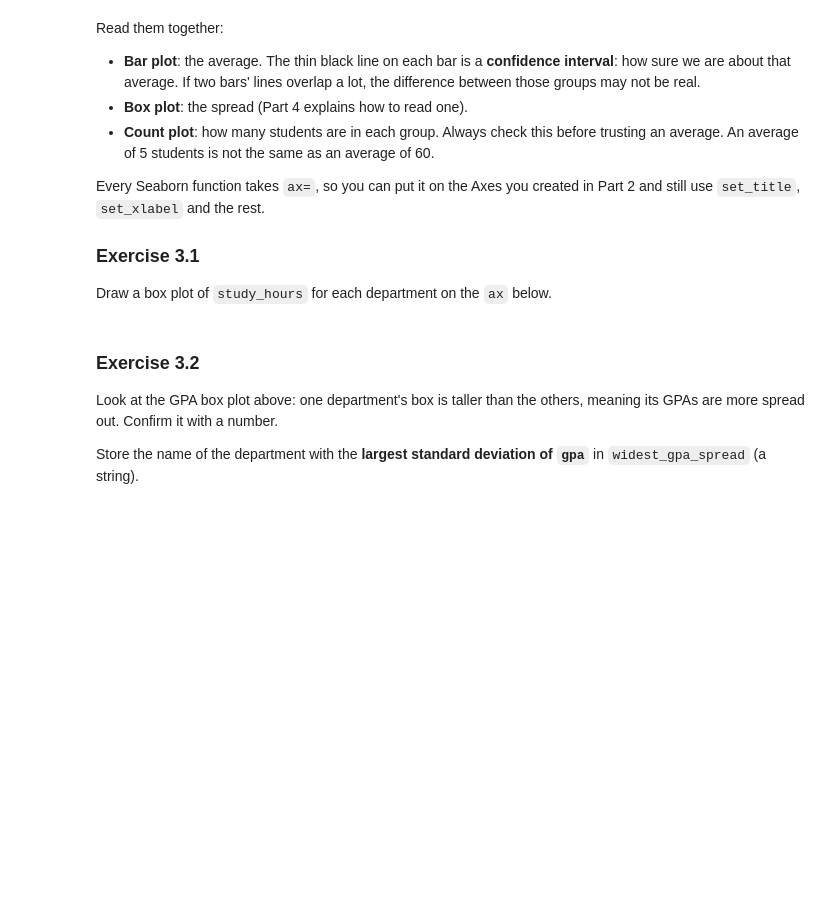
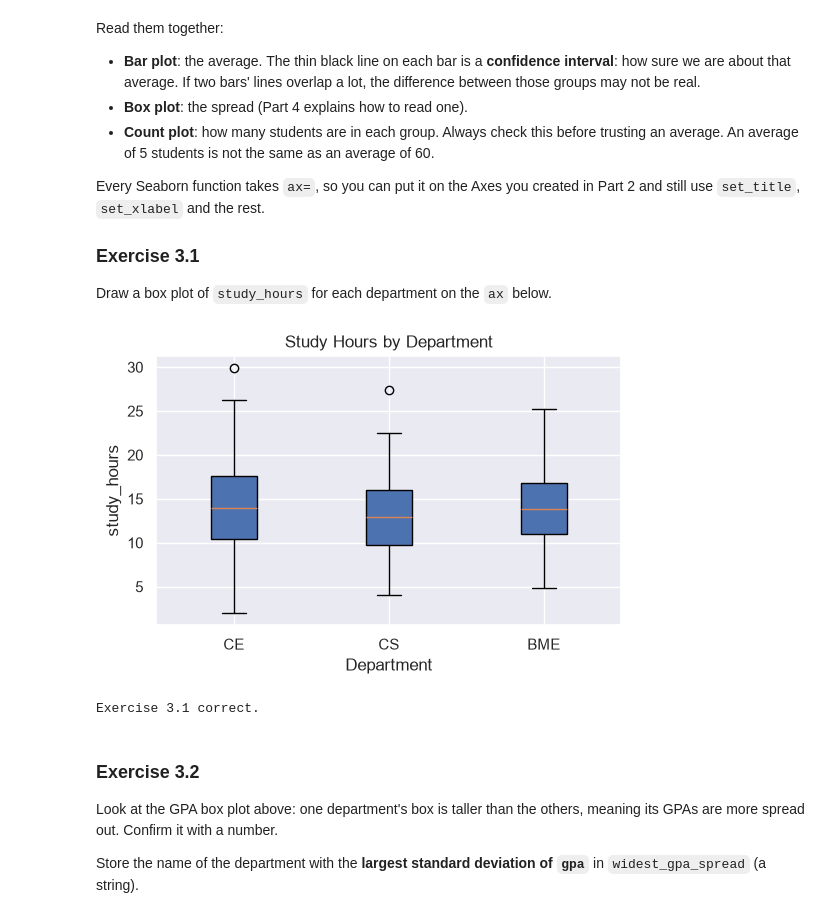
Before and after one commit to FajrAlsmail/arti303, a Jupyter notebook: lab06.ipynb, the cells around one changed output. Drawn from its saved outputs; the diff is of its cells as text; code cells hidden in the pictures; blank space fills up the shorter version.

```diff
--- a/lab06.ipynb
+++ b/lab06.ipynb
@@ -354,12 +410,33 @@ Draw a box plot of `study_hours` for each department on the `ax` below.
 # %%
 fig, ax = plt.subplots(figsize=(6, 3.5))
 
 # TODO: box plot of study_hours for each department, drawn on ax
+
+departments = df["dept"].unique()
+
+ax.boxplot(
+    [df.loc[df["dept"] == dept, "study_hours"].dropna()
+     for dept in departments],
+    patch_artist=True
+)
+
+ax.set_xticks(range(1, len(departments) + 1))
+ax.set_xticklabels(departments)
+
+ax.set_title("Study Hours by Department")
+ax.set_xlabel("Department")
+ax.set_ylabel("study_hours")
+
+plt.show()
+# %% [output]
+[figure, added]
 # %%
 assert len(ax.patches) == 3, "expected three boxes, one per department - use sns.boxplot(..., ax=ax)"
 assert {t.get_text() for t in ax.get_xticklabels()} == set(df["dept"]), "x axis should be dept"
 assert ax.get_ylabel() == "study_hours", "y axis should be study_hours"
 print("Exercise 3.1 correct.")
+# %% [output]
+Exercise 3.1 correct.
 # %% [markdown]
 ### Exercise 3.2
 Look at the GPA box plot above: one department's box is taller than the
```
Also changed, not shown: parts of 33 cells of this notebook, 2 other files.
